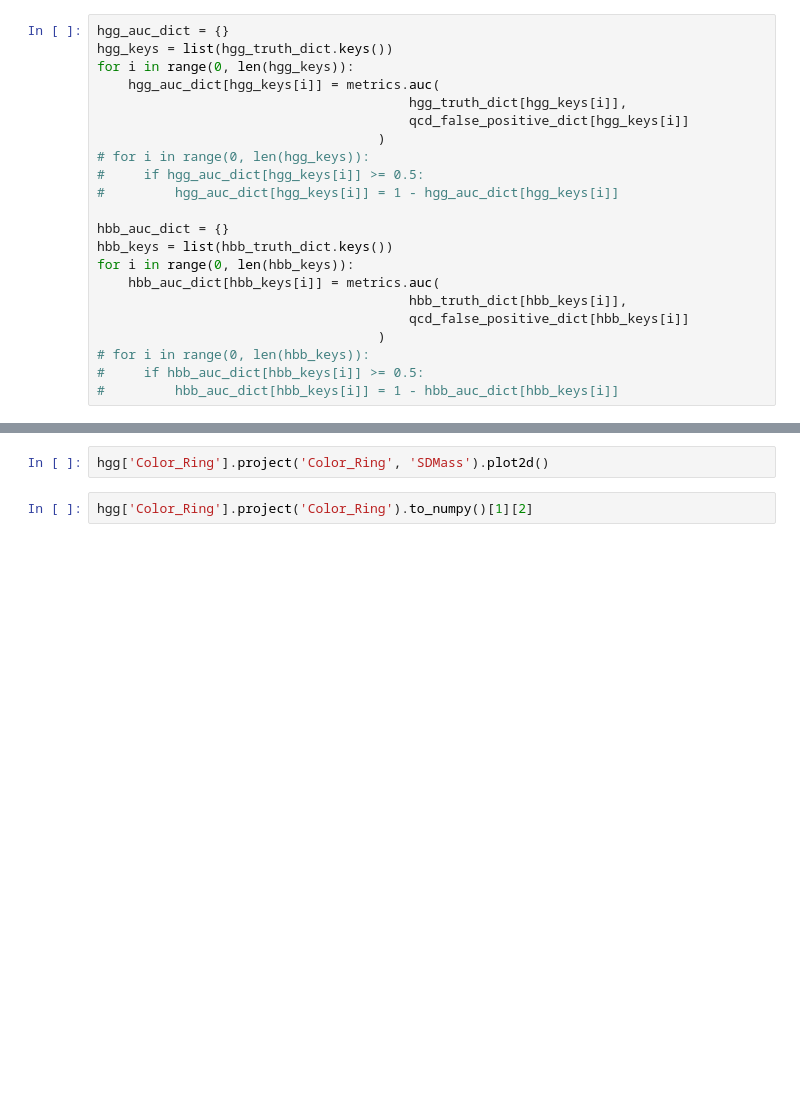
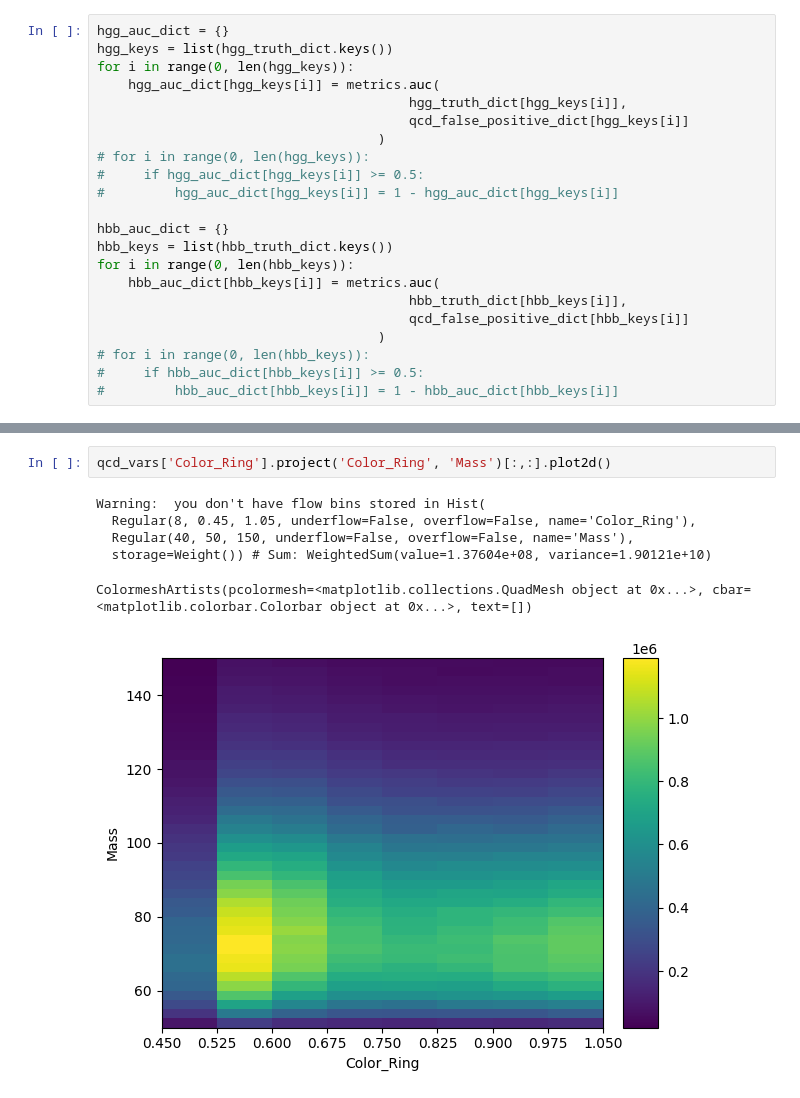
Before and after one commit to cmoore24-24/hgg, a Jupyter notebook: notebooks/stats/multiaxis/ca_multiaxis_plots.ipynb, the cells around one changed output, grey strips where cells are left out. Saved outputs shown, nothing was run; the diff lists cells and outputs as text; blank space fills up the shorter version.

```diff
--- a/notebooks/stats/multiaxis/ca_multiaxis_plots.ipynb
+++ b/notebooks/stats/multiaxis/ca_multiaxis_plots.ipynb
@@ -242,4 +250,9 @@ hgg['Color_Ring'].project('Color_Ring', 'Mass').plot2d()
 # %%
-hgg['Color_Ring'].project('Color_Ring', 'SDMass').plot2d()
+qcd_vars['Color_Ring'].project('Color_Ring', 'Mass')[:,:].plot2d()
+# %% [output]
+Warning:  you don't have flow bins stored in Hist(
+  Regular(8, 0.45, 1.05, underflow=False, overflow=False, name='Color_Ring'),
+  Regular(40, 50, 150, underflow=False, overflow=False, name='Mass'),
+  storage=Weight()) # Sum: WeightedSum(value=1.37604e+08, variance=1.90121e+10)
+ColormeshArtists(pcolormesh=<matplotlib.collections.QuadMesh object at 0x...>, cbar=<matplotlib.colorbar.Colorbar object at 0x...>, text=[])
+[figure, added]
-# %%
-hgg['Color_Ring'].project('Color_Ring').to_numpy()[1][2]
```
Also changed, not shown: parts of 12 cells of this notebook, 5 other files.
